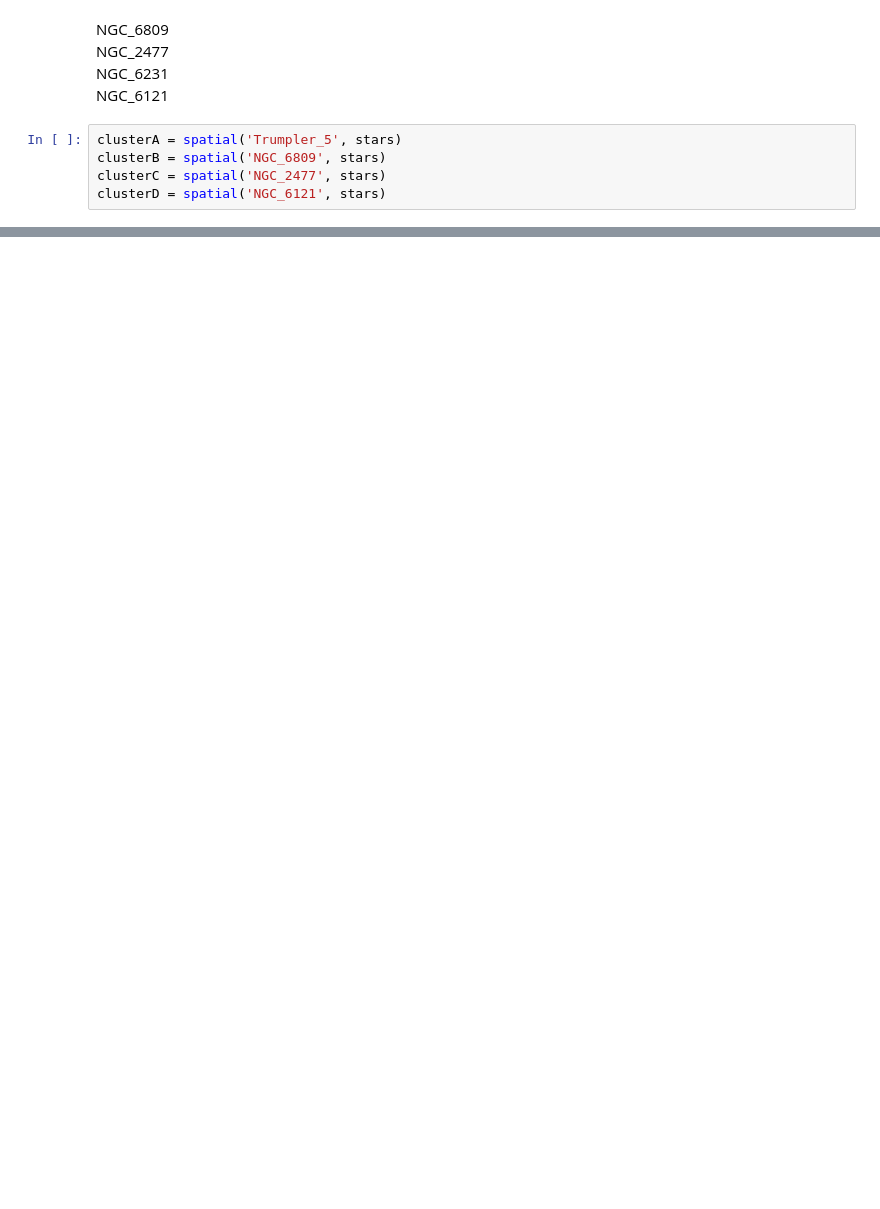
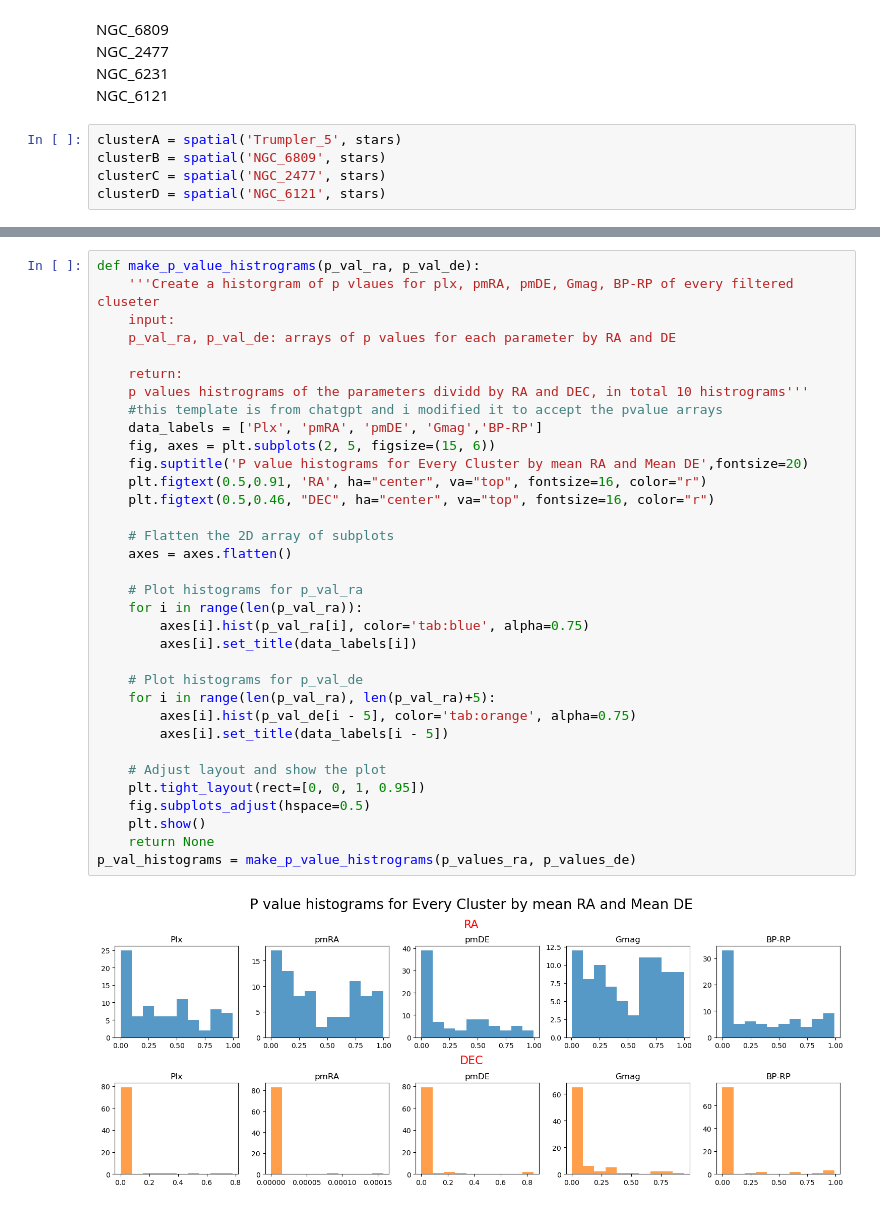
Before and after one commit to MantisShrimp2/Stat_Methods_2024, a Jupyter notebook: Assignment1/Karan_Kumar_A1.ipynb, the cells around one changed output, grey strips where cells are left out. Drawn from its saved outputs; the diff is of its cells as text; blank space fills up the shorter version.

```diff
--- a/Assignment1/Karan_Kumar_A1.ipynb
+++ b/Assignment1/Karan_Kumar_A1.ipynb
@@ -662,0 +642,36 @@ yuh = make_p_value_histrograms(p_values_ra, p_values_de)
+# %%
+def make_p_value_histrograms(p_val_ra, p_val_de):
+    '''Create a historgram of p vlaues for plx, pmRA, pmDE, Gmag, BP-RP of every filtered cluseter
+    input:
+    p_val_ra, p_val_de: arrays of p values for each parameter by RA and DE
+
+    return:
+    p values histrograms of the parameters dividd by RA and DEC, in total 10 histrograms'''
+    #this template is from chatgpt and i modified it to accept the pvalue arrays
+    data_labels = ['Plx', 'pmRA', 'pmDE', 'Gmag','BP-RP']
+    fig, axes = plt.subplots(2, 5, figsize=(15, 6))
+    fig.suptitle('P value histograms for Every Cluster by mean RA and Mean DE',fontsize=20)
+    plt.figtext(0.5,0.91, 'RA', ha="center", va="top", fontsize=16, color="r")
+    plt.figtext(0.5,0.46, "DEC", ha="center", va="top", fontsize=16, color="r")
+
+    # Flatten the 2D array of subplots
+    axes = axes.flatten()
+
+    # Plot histograms for p_val_ra
+    for i in range(len(p_val_ra)):
+        axes[i].hist(p_val_ra[i], color='tab:blue', alpha=0.75)
+        axes[i].set_title(data_labels[i])
+
+    # Plot histograms for p_val_de
+    for i in range(len(p_val_ra), len(p_val_ra)+5):
+        axes[i].hist(p_val_de[i - 5], color='tab:orange', alpha=0.75)
+        axes[i].set_title(data_labels[i - 5])
+
+    # Adjust layout and show the plot
+    plt.tight_layout(rect=[0, 0, 1, 0.95])
+    fig.subplots_adjust(hspace=0.5)
+    plt.show()
+    return None
+p_val_histograms = make_p_value_histrograms(p_values_ra, p_values_de)
+# %% [output]
+[figure, added]
```
Also changed, not shown: parts of 33 cells of this notebook.
